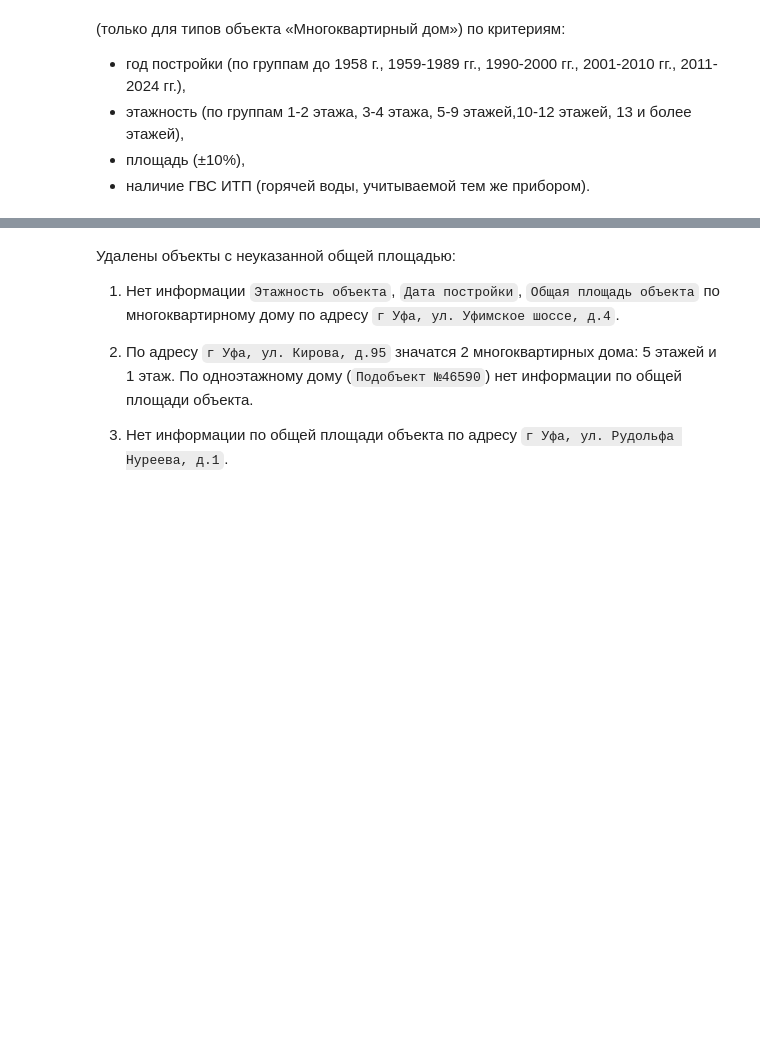
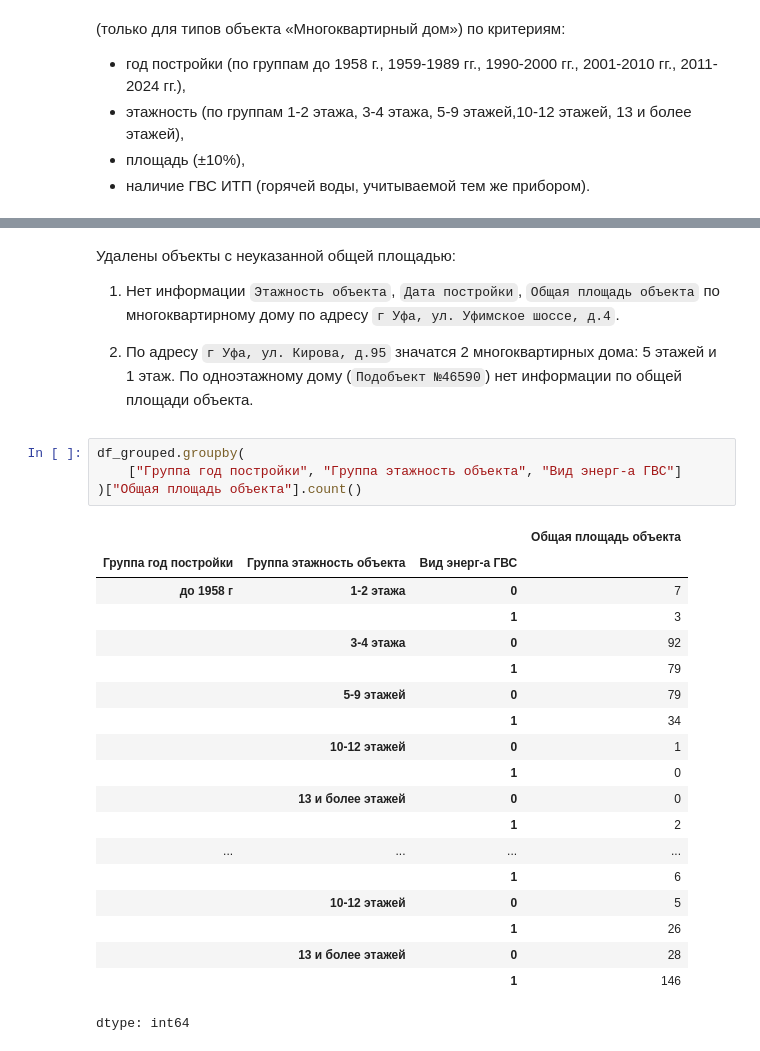
Before and after one commit to YaninaK/anomaly-detection, a Jupyter notebook: notebooks/02_Anomalies_1_2_4.ipynb, the cells around one changed output, grey strips where cells are left out. Drawn from its saved outputs; the diff is of its cells as text; blank space fills up the shorter version.

````diff
--- a/notebooks/02_Anomalies_1_2_4.ipynb
+++ b/notebooks/02_Anomalies_1_2_4.ipynb
@@ -271,5 +272,27 @@ dropped
 1. Нет информации ```Этажность объекта```, ```Дата постройки```, ```Общая площадь объекта``` по многоквартирному дому по адресу ```г Уфа, ул. Уфимское шоссе, д.4```.
 
 2. По адресу ```г Уфа, ул. Кирова, д.95``` значатся 2 многоквартирных дома: 5 этажей и 1 этаж. По одноэтажному дому (```Подобъект №46590```) нет информации по общей площади объекта.
-
-3. Нет информации по общей площади объекта по адресу ```г Уфа, ул. Рудольфа Нуреева, д.1```.
+# %%
+df_grouped.groupby(
+    ["Группа год постройки", "Группа этажность объекта", "Вид энерг-а ГВС"]
+)["Общая площадь объекта"].count()
+# %% [output]
+|  |  |  | Общая площадь объекта |
+| Группа год постройки | Группа этажность объекта | Вид энерг-а ГВС |  |
+| до 1958 г | 1-2 этажа | 0 | 7 |
+|  |  | 1 | 3 |
+|  | 3-4 этажа | 0 | 92 |
+|  |  | 1 | 79 |
+|  | 5-9 этажей | 0 | 79 |
+|  |  | 1 | 34 |
+|  | 10-12 этажей | 0 | 1 |
+|  |  | 1 | 0 |
+|  | 13 и более этажей | 0 | 0 |
+|  |  | 1 | 2 |
+| ... | ... | ... | ... |
+|  |  | 1 | 6 |
+|  | 10-12 этажей | 0 | 5 |
+|  |  | 1 | 26 |
+|  | 13 и более этажей | 0 | 28 |
+|  |  | 1 | 146 |
+dtype: int64
````
Also changed, not shown: parts of 17 cells of this notebook.
